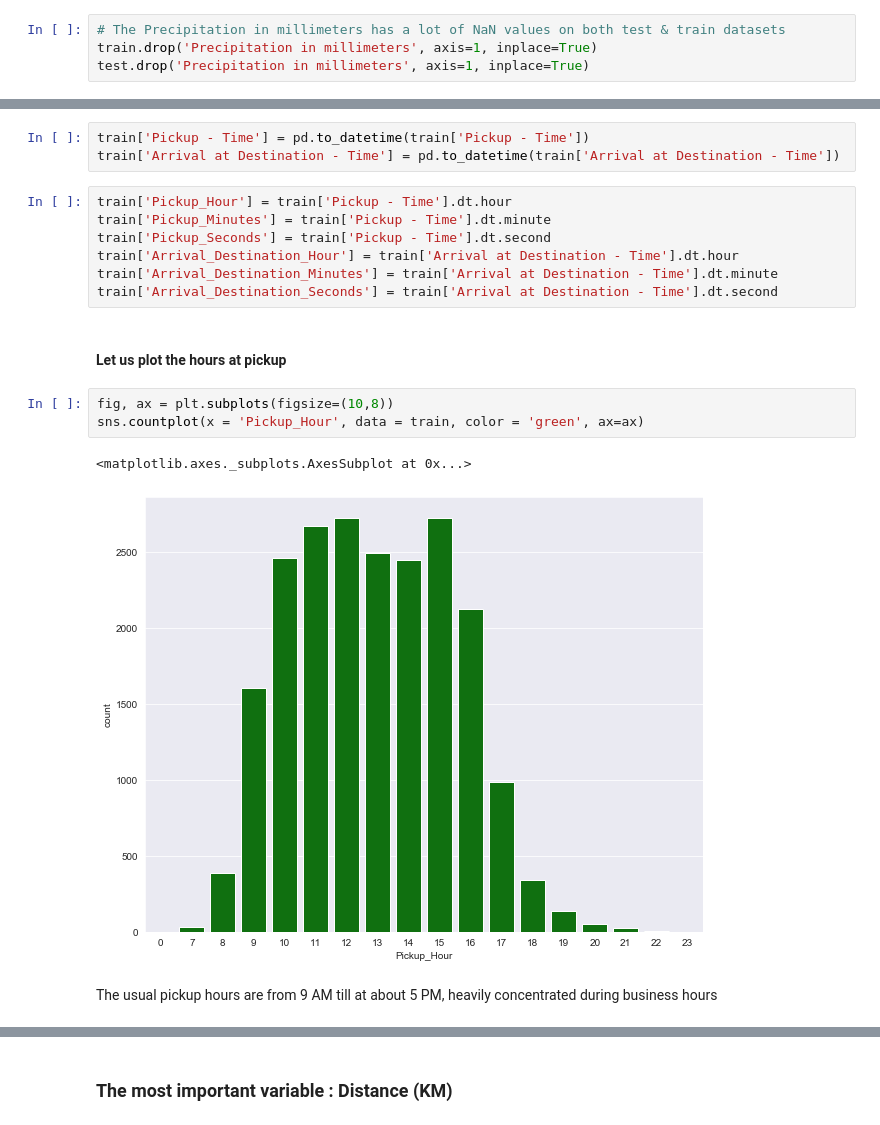
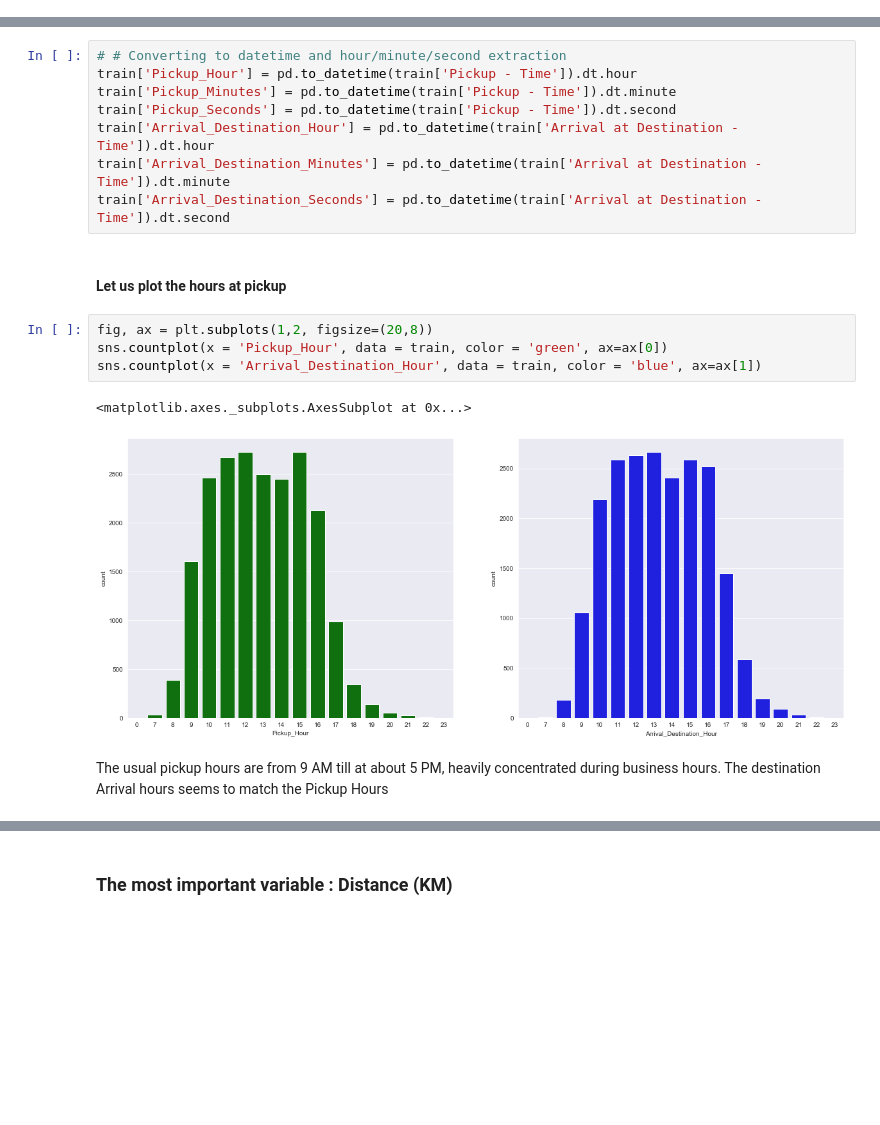
Before and after one commit to EDSA-Team-1-JHB/Sendy-Logistics-Challenge, a Jupyter notebook: EDA/Sendy Logistics Challenge EDA.ipynb, the cells around one changed output, grey strips where cells are left out. Drawn from its saved outputs; the diff is of its cells as text; blank space fills up the shorter version.

```diff
--- a/EDA/Sendy Logistics Challenge EDA.ipynb
+++ b/EDA/Sendy Logistics Challenge EDA.ipynb
@@ -159,6 +166,2 @@ train.describe()
 8 rows × 23 columns
-# %%
-# The Precipitation in millimeters has a lot of NaN values on both test & train datasets
-train.drop('Precipitation in millimeters', axis=1, inplace=True)
-test.drop('Precipitation in millimeters', axis=1, inplace=True)
 # %% [markdown]
@@ -235,20 +241,19 @@ So the weekend is less busy compared to the other week days. Something we have t
-# %%
-train['Pickup - Time'] = pd.to_datetime(train['Pickup - Time'])
-train['Arrival at Destination - Time'] = pd.to_datetime(train['Arrival at Destination - Time'])
 # %%
-train['Pickup_Hour'] = train['Pickup - Time'].dt.hour
-train['Pickup_Minutes'] = train['Pickup - Time'].dt.minute
-train['Pickup_Seconds'] = train['Pickup - Time'].dt.second
-train['Arrival_Destination_Hour'] = train['Arrival at Destination - Time'].dt.hour
-train['Arrival_Destination_Minutes'] = train['Arrival at Destination - Time'].dt.minute
-train['Arrival_Destination_Seconds'] = train['Arrival at Destination - Time'].dt.second
+# # Converting to datetime and hour/minute/second extraction
+train['Pickup_Hour'] = pd.to_datetime(train['Pickup - Time']).dt.hour
+train['Pickup_Minutes'] = pd.to_datetime(train['Pickup - Time']).dt.minute
+train['Pickup_Seconds'] = pd.to_datetime(train['Pickup - Time']).dt.second
+train['Arrival_Destination_Hour'] = pd.to_datetime(train['Arrival at Destination - Time']).dt.hour
+train['Arrival_Destination_Minutes'] = pd.to_datetime(train['Arrival at Destination - Time']).dt.minute
+train['Arrival_Destination_Seconds'] = pd.to_datetime(train['Arrival at Destination - Time']).dt.second
 # %% [markdown]
 #### Let us plot the hours at pickup
 # %%
-fig, ax = plt.subplots(figsize=(10,8))
-sns.countplot(x = 'Pickup_Hour', data = train, color = 'green', ax=ax)
+fig, ax = plt.subplots(1,2, figsize=(20,8))
+sns.countplot(x = 'Pickup_Hour', data = train, color = 'green', ax=ax[0])
+sns.countplot(x = 'Arrival_Destination_Hour', data = train, color = 'blue', ax=ax[1])
 # %% [output]
 <matplotlib.axes._subplots.AxesSubplot at 0x...>
-[figure, old version]
+[figure, new version]
 # %% [markdown]
-The usual pickup hours are from 9 AM till at about 5 PM, heavily concentrated during business hours
+The usual pickup hours are from 9 AM till at about 5 PM, heavily concentrated during business hours. The destination Arrival hours seems to match the Pickup Hours
```
Also changed, not shown: parts of 59 cells of this notebook.
